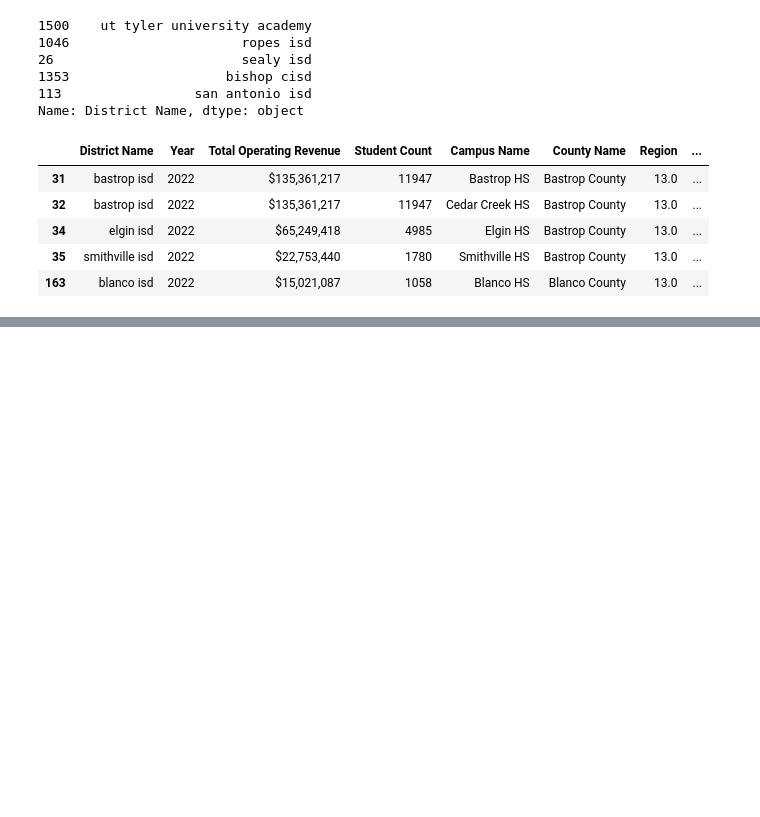
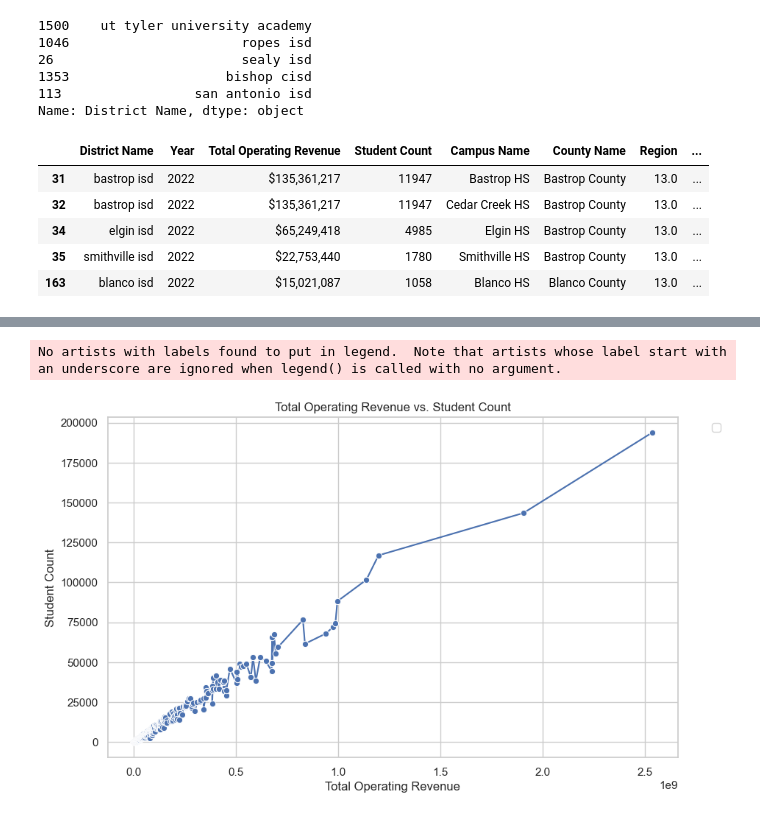
Before and after one commit to Amarilli/TexasISDs, a Jupyter notebook: project_notebook/13_12_updated.ipynb, the cells around one changed output, grey strips where cells are left out. Drawn from its saved outputs; the diff is of its cells as text; code cells hidden in the pictures; blank space fills up the shorter version.

Commit message:
data graphs

```diff
--- a/project_notebook/13_12_updated.ipynb
+++ b/project_notebook/13_12_updated.ipynb
@@ -506,5 +530,6 @@ score_finance_complete.loc[:,"Total Operating Revenue"] = score_finance_complete
 # %%
-score_finance_complete.sort_values("Student Count", ascending= False).reset_index().drop(labels="index", axis=1)
+sort_score_finance_complete = score_finance_complete.sort_values("Student Count", ascending= False).reset_index().drop(labels="index", axis=1)
+sort_score_finance_complete
 # %% [output]
 |  | District Name | Year | Total Operating Revenue | Student Count | Campus Name | County Name | Region | ... |
 | 0 | houston isd | 2022 | 2535319349.0 | 193727 | DeBakey HS for Health Prof | Harris County | 4.0 | ... |
@@ -521,0 +547,17 @@ score_finance_complete.sort_values("Student Count", ascending= False).reset_inde
+# %%
+plt.figure(figsize=(10, 6))
+sns.lineplot(x='Total Operating Revenue', y='Student Count', data=sort_score_finance_complete, palette='viridis', marker='o')
+
+# Set plot labels and title
+plt.xlabel('Total Operating Revenue')
+plt.ylabel('Student Count')
+plt.title('Total Operating Revenue vs. Student Count')
+
+# Display the legend
+plt.legend(bbox_to_anchor=(1.05, 1), loc='upper left')
+
+# Show the plot
+plt.show()
+# %% [output]
+No artists with labels found to put in legend.  Note that artists whose label start with an underscore are ignored when legend() is called with no argument.
+[figure, added]
```
Also changed, not shown: parts of 14 cells of this notebook.
